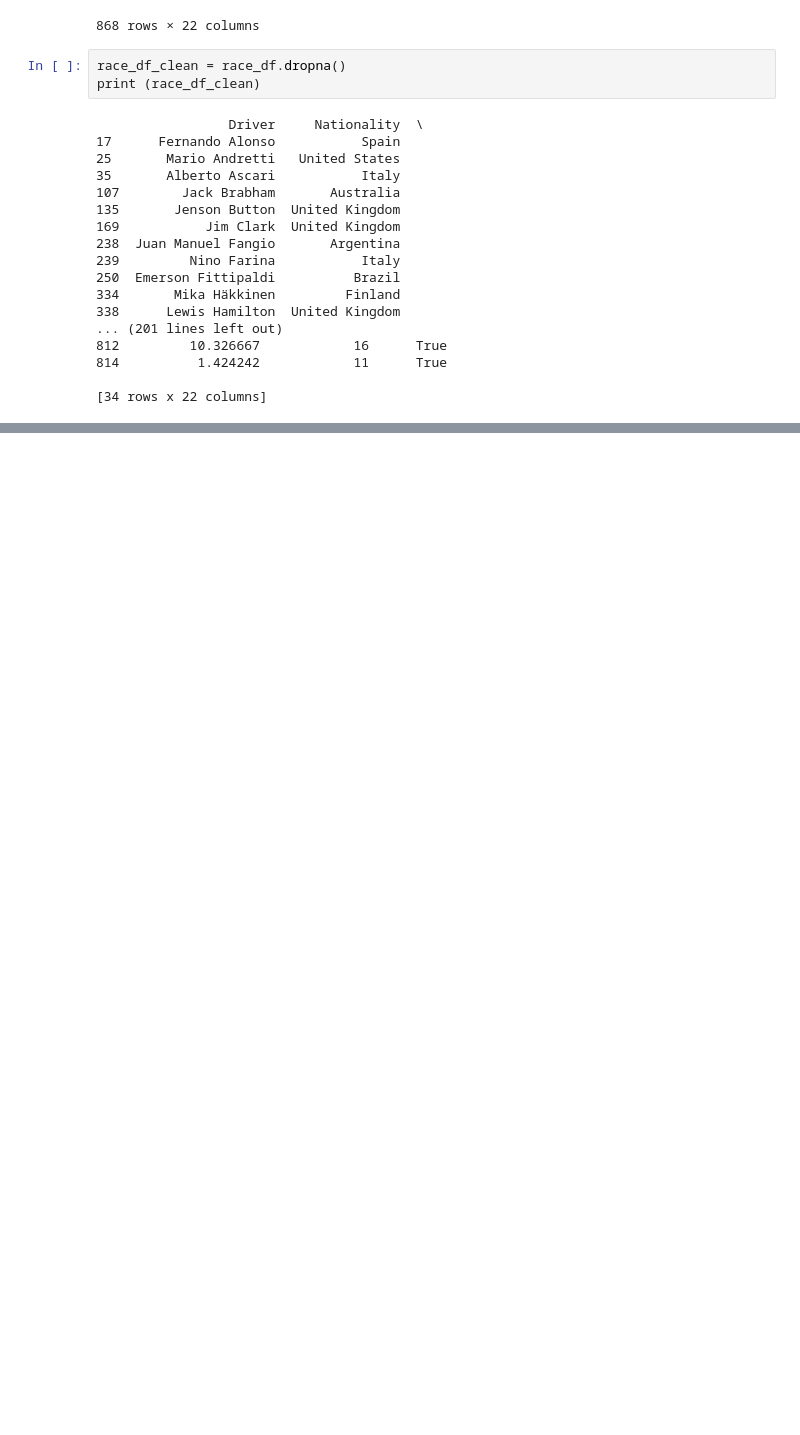
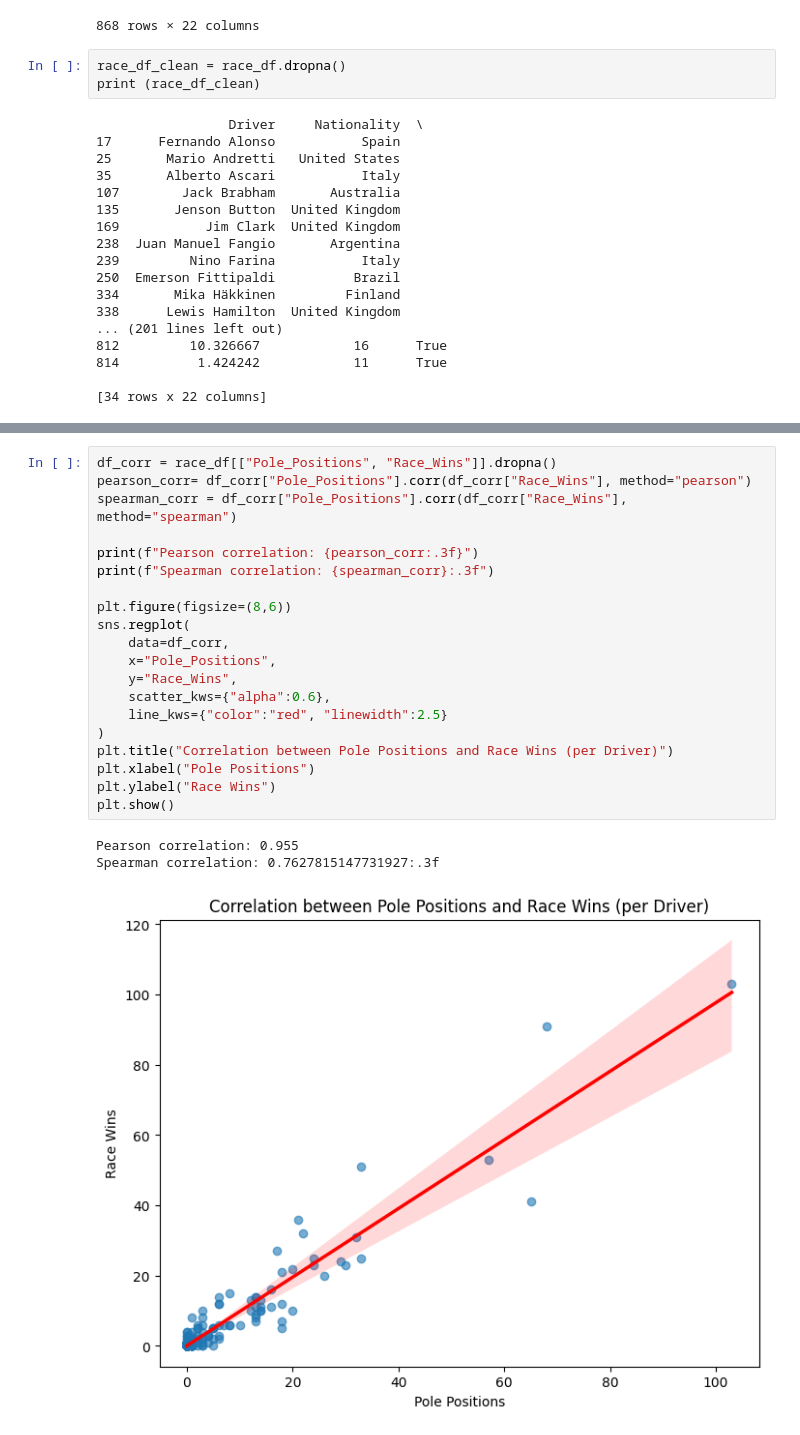
Before and after one commit to ryakkalauncc/4122project1, a Jupyter notebook: ITCS4122Project1.ipynb, the cells around one changed output, grey strips where cells are left out. Saved outputs shown, nothing was run; the diff lists cells and outputs as text; blank space fills up the shorter version.

```diff
--- a/ITCS4122Project1.ipynb
+++ b/ITCS4122Project1.ipynb
@@ -92,0 +163,24 @@ country_org.plot(kind='bar', figsize=(10,5))
+# %%
+df_corr = race_df[["Pole_Positions", "Race_Wins"]].dropna()
+pearson_corr= df_corr["Pole_Positions"].corr(df_corr["Race_Wins"], method="pearson")
+spearman_corr = df_corr["Pole_Positions"].corr(df_corr["Race_Wins"], method="spearman")
+
+print(f"Pearson correlation: {pearson_corr:.3f}")
+print(f"Spearman correlation: {spearman_corr}:.3f")
+
+plt.figure(figsize=(8,6))
+sns.regplot(
+    data=df_corr,
+    x="Pole_Positions",
+    y="Race_Wins",
+    scatter_kws={"alpha":0.6},
+    line_kws={"color":"red", "linewidth":2.5}
+)
+plt.title("Correlation between Pole Positions and Race Wins (per Driver)")
+plt.xlabel("Pole Positions")
+plt.ylabel("Race Wins")
+plt.show()
+# %% [output]
+Pearson correlation: 0.955
+Spearman correlation: 0.7627815147731927:.3f
+[figure, added]
```
Also changed, not shown: parts of 11 cells of this notebook.
